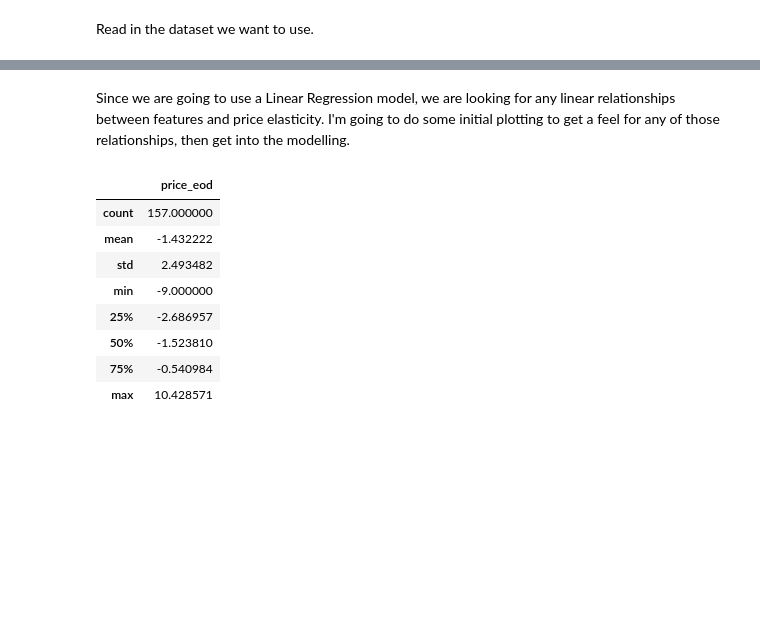
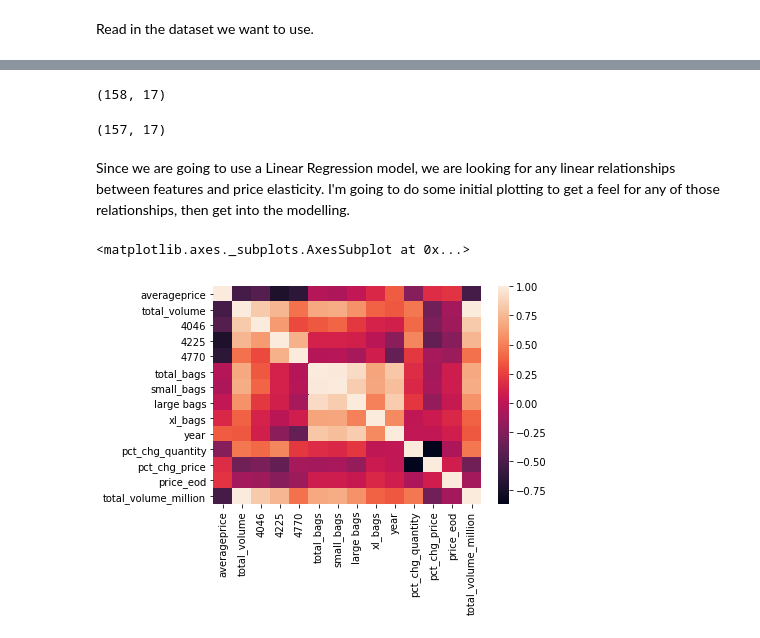
Before and after one commit to melissammcmillan/price_elasticity_of_avocados, a Jupyter notebook: 2_Modeling_with_Linear_Regression.ipynb, the cells around one changed output, grey strips where cells are left out. Drawn from its saved outputs; the diff is of its cells as text; code cells hidden in the pictures; blank space fills up the shorter version.

```diff
--- a/2_Modeling_with_Linear_Regression.ipynb
+++ b/2_Modeling_with_Linear_Regression.ipynb
@@ -20,18 +21,20 @@ totalus.head(3)
 | 0 | 2015-01-04 | 0.95 | 31324277.73 | 12357161.34 | 13624083.05 | 844093.32 | 4498940.02 | 3585321.58 | 894945.63 | ... |
 | 1 | 2015-01-11 | 1.01 | 29063542.75 | 11544810.53 | 12134773.38 | 866574.66 | 4517384.18 | 3783261.16 | 718333.87 | ... |
 | 2 | 2015-01-18 | 1.03 | 29043458.85 | 11858139.34 | 11701947.80 | 831301.90 | 4652069.81 | 3873041.26 | 771093.20 | ... |
+# %%
+totalus.shape
+# %% [output]
+(158, 17)
+# %%
+#drop the Nan values in the dataset
+totalus.dropna(inplace = True)
+totalus.shape
+# %% [output]
+(157, 17)
 # %% [markdown]
 Since we are going to use a Linear Regression model, we are looking for any linear relationships between features and price elasticity. I'm going to do some initial plotting to get a feel for any of those relationships, then get into the modelling.
-# %%
-peod = totalus[['price_eod']]
-peod.describe()
-# %% [output]
-|  | price_eod |
-| count | 157.000000 |
-| mean | -1.432222 |
-| std | 2.493482 |
-| min | -9.000000 |
-| 25% | -2.686957 |
-| 50% | -1.523810 |
-| 75% | -0.540984 |
-| max | 10.428571 |
+# %%
+sns.heatmap(totalus.corr())
+# %% [output]
+<matplotlib.axes._subplots.AxesSubplot at 0x...>
+[figure, added]
```
Also changed, not shown: parts of 18 cells of this notebook.
